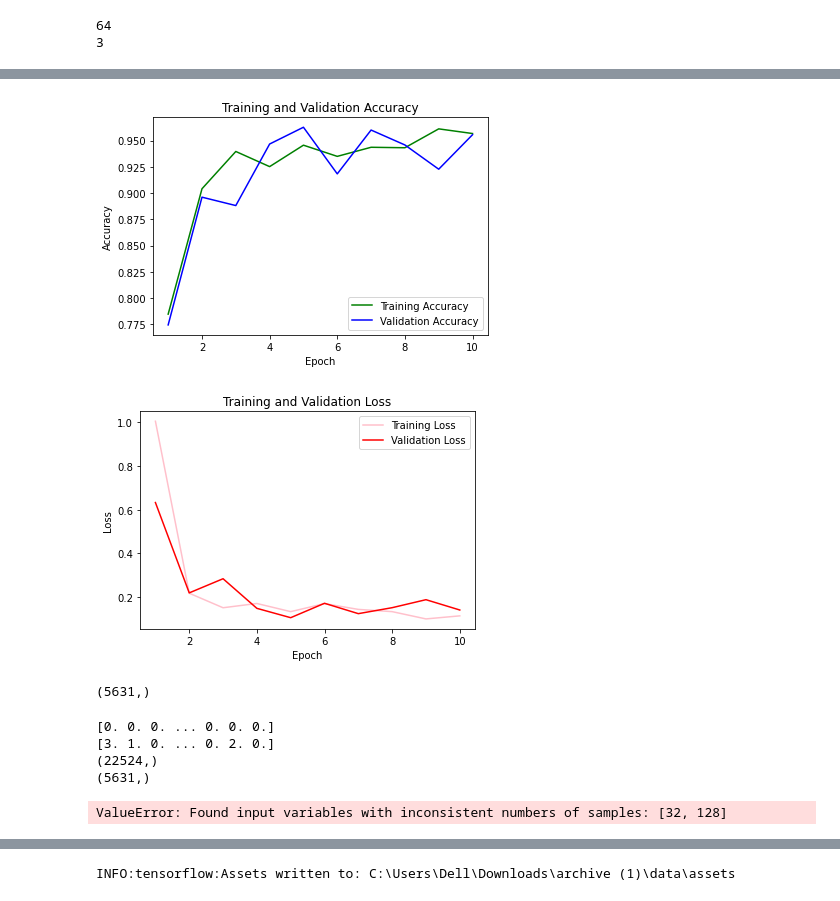
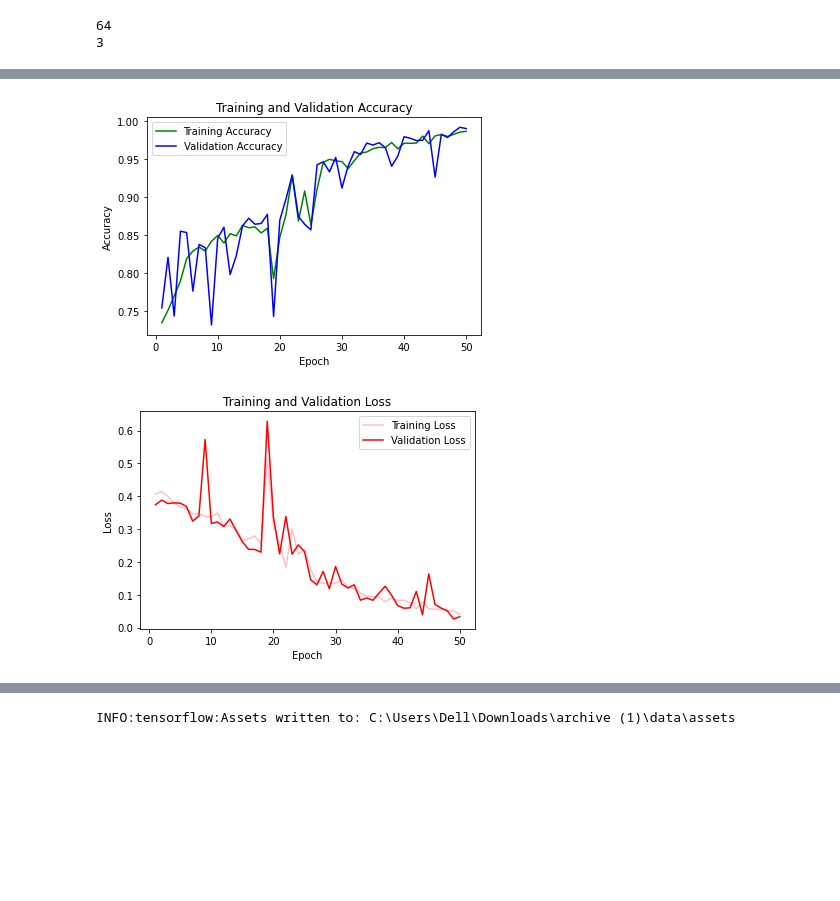
Before and after one commit to grzech903/-Image-Classification, a Jupyter notebook: Pierwsze NN .ipynb, the cells around one changed output, grey strips where cells are left out. Cells and saved outputs as stored; diff of their text form; code cells hidden in the pictures; blank space fills up the shorter version.

```diff
--- a/Pierwsze NN .ipynb
+++ b/Pierwsze NN .ipynb
@@ -90,21 +105,35 @@ model = Sequential()
+# %%
+# leyers of Neural network
+model = Sequential([rescale,
+augment,
+layers.Conv2D(32, kernel_size = (3,3), activation='relu', input_shape=input_shape),
+layers.MaxPool2D((2,2)),
+layers.Conv2D(64,  kernel_size = (3,3), activation='relu'),
+layers.MaxPooling2D((2, 2)),
+layers.Conv2D(64,  kernel_size = (3,3), activation='relu'),
+layers.MaxPooling2D((2, 2)),
+layers.Flatten(),
+layers.Dense(128),
+layers.Dense(n_classes, "softmax")])
 # %%
 # leyers of Neural network
-
-model.add(Conv2D(32, kernel_size = (3,3), activation='relu', input_shape=input_shape))
-model.add(MaxPooling2D((2, 2)))
+model = Sequential([rescale,
+augment,
+layers.Conv2D(32, kernel_size = (3,3), activation='relu', input_shape=input_shape)
 model.add(MaxPool2D((2,2)))
 model.add(Conv2D(64,  kernel_size = (3,3), activation='relu'))
 model.add(MaxPooling2D((2, 2)))
 model.add(Conv2D(64,  kernel_size = (3,3), activation='relu'))
 model.add(MaxPooling2D((2, 2)))
 model.add(Flatten())
+model.add(Dense(128))
 model.add(Dense(n_classes, "softmax"))
 # %%
 #Compilation of the NN model
 
-model.compile(loss="categorical_crossentropy",
+model.compile(loss="sparse_categorical_crossentropy",
               optimizer="adam",
-              metrics=["categorical_accuracy"])
+              metrics=["accuracy"])
 
 model.summary()
 # %% [output]
@@ -128,10 +141,10 @@ _________________________________________________________________
 # %%
 #Learning a neural network
 
-early_stopping = EarlyStopping(monitor="val_categorical_accuracy", patience=10)
+early_stopping = EarlyStopping(monitor="val_accuracy", patience=10)
 
-history = model.fit(train_data , validation_data= val_data,
-          epochs=10,
+history = model.fit(train_data , validation_data= test_data,
+          epochs=50,
           callbacks=[early_stopping]
           )
 # %% [output]
@@ -158,38 +168,31 @@ Epoch 10/10
 # %%
 #Result  plot
-acc = history.history['categorical_accuracy']
-val_acc = history.history['val_categorical_accuracy']
+acc = history.history['accuracy']
+val_acc = history.history['val_accuracy']
 loss = history.history['loss']
 val_loss = history.history['val_loss']
 epochs = range(1, len(loss) + 1)
 
 
 plt.plot(epochs, acc, color='green', label='Training Accuracy')
 plt.plot(epochs, val_acc, color='blue', label='Validation Accuracy')
 plt.title('Training and Validation Accuracy')
 plt.ylabel('Accuracy')
 plt.xlabel('Epoch')
 plt.legend()
 
 plt.figure()
 
 
 #loss plot
 plt.plot(epochs, loss, color='pink', label='Training Loss')
 plt.plot(epochs, val_loss, color='red', label='Validation Loss')
 plt.title('Training and Validation Loss')
 plt.xlabel('Epoch')
 plt.ylabel('Loss')
 plt.legend()
 
 plt.show()
 # %% [output]
-[figure, old version]
+[figure, new version]
-[figure, old version]
+[figure, new version]
-# %%
-class_name = {0:"cloud",1:"desert" , 2 : 'green_area', 3: 'water'}
-y = model.predict(test_data)
-y =  np.argmax(y,axis= 1 )
-y.shape
-# %% [output]
-(5631,)
@@ -207,20 +198,0 @@ for data, labels in test_data:
-# %%
-print(y_true)
-print(y_pred)
-print(y_true.shape)
-print(y_pred.shape)
-# %% [output]
-[0. 0. 0. ... 0. 0. 0.]
-[3. 1. 0. ... 0. 2. 0.]
-(22524,)
-(5631,)
-# %%
-cm  = confusion_matrix(y_pred,y_true)
-df_cm = pd.DataFrame(cm, index = [i for i in range(4)],
-                  columns = [i for i in range(4)])
-seaborn .heatmap(df_cm, annot=True, annot_kws={"size": 16}, fmt='d')
-plt.title('confusion matrix')
-plt.xlabel('prediction')
-plt.ylabel('Actual');
-# %% [output]
-ValueError: Found input variables with inconsistent numbers of samples: [32, 128]
```
Also changed, not shown: parts of 12 cells of this notebook.
